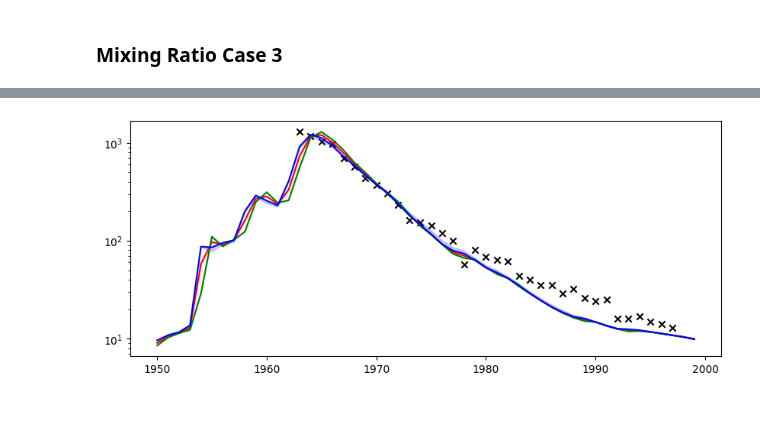
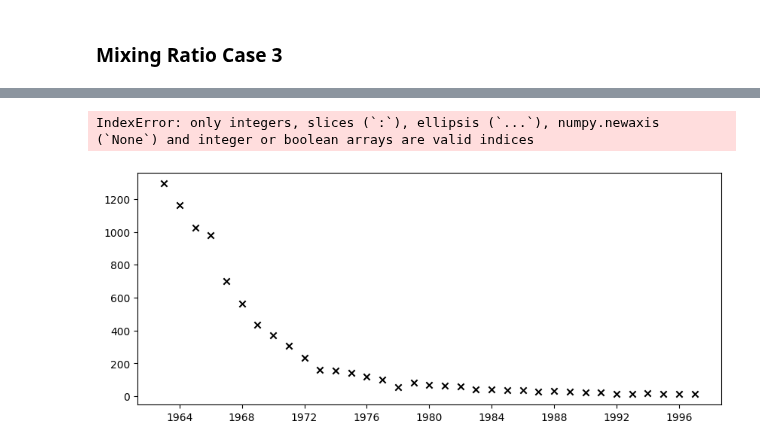
Before and after one commit to iGW-TU-Dresden/PyTracerLab, a Jupyter notebook: docs/examples/example_07.ipynb, the cells around one changed output, grey strips where cells are left out. Cells and saved outputs as stored; diff of their text form; code cells hidden in the pictures; blank space fills up the shorter version.

Commit message:
update benchmark example notebook

```diff
--- a/docs/examples/example_07.ipynb
+++ b/docs/examples/example_07.ipynb
@@ -775,7 +775,7 @@ for i in range(4):
 # input is already loaded
 
 # load observations
-file_name = "TracerLPM_benchmark_observations_yearly.csv"
+file_name = "TracerLPM_benchmark_observations_6monthly.csv"
 data = np.genfromtxt(
     file_name,
     delimiter=",",
@@ -784,4 +784,4 @@ data = np.genfromtxt(
     skip_header=1
 )
 
-obs_timestamps = np.array([datetime.strptime(row[0], r"%Y") for row in data])
+obs_timestamps = np.array([datetime.strptime(row[0], r"%Y-%m") for row in data])
@@ -789 +789,16 @@
+# %%
+# load input series with 6 month resolution
+# this would be the tracer concentration in precipitation or recharge in a
+# practical problem
+file_name = "TracerLPM_benchmark_input_6monthly.csv"
+data = np.genfromtxt(
+    file_name,
+    delimiter=",",
+    dtype=["<U7", float],
+    encoding="utf-8",
+    skip_header=1
+)
+
+timestamps = np.array([datetime.strptime(row[0], r"%Y-%m") for row in data])
+input_series = np.array([row[1] for row in data], dtype=float)
 # %%
@@ -945,33 +1102,34 @@ res_3 = solver.mcmc_sample(
 # %%
 fig, ax = plt.subplots(1, 1, figsize=(10, 4))
 
 ax.scatter(
     obs_timestamps, obs_series,
     marker="x", c="k"
 )
 
-data_sims = [res_1["sims"], res_2["sims"], res_3["sims"]]
-colors = ["r", "g", "b"]
+data_sims = [res_1["sims"], res_2["sims"], res_3["sims"], res_4["sims"]]
+colors = ["r", "g", "b", "m"]
 start = 100
-end = 150
+end = 196
 
 for num, sims in enumerate(data_sims):
     ax.plot(
         timestamps[start:end],
         np.median(sims[:, start:end], axis=0),
         c=colors[num]
     )
     ax.fill_between(
         timestamps[start:end],
         np.percentile(sims[:, start:end], .00001, axis=0),
         np.percentile(sims[:, start:end], 99.99999, axis=0),
         color=colors[num],
         alpha=0.2
     )
 
 ax.set_yscale("log")
 # %% [output]
+IndexError: only integers, slices (`:`), ellipsis (`...`), numpy.newaxis (`None`) and integer or boolean arrays are valid indices
-[figure, old version]
+[figure, new version]
 # %%
 df1 = pd.DataFrame(
     {"pm_mtt": res_1["samples"][::50, 0], "em_mtt": res_1["samples"][::50, 1]}
```
Also changed, not shown: parts of 12 cells of this notebook, 3 other files.
